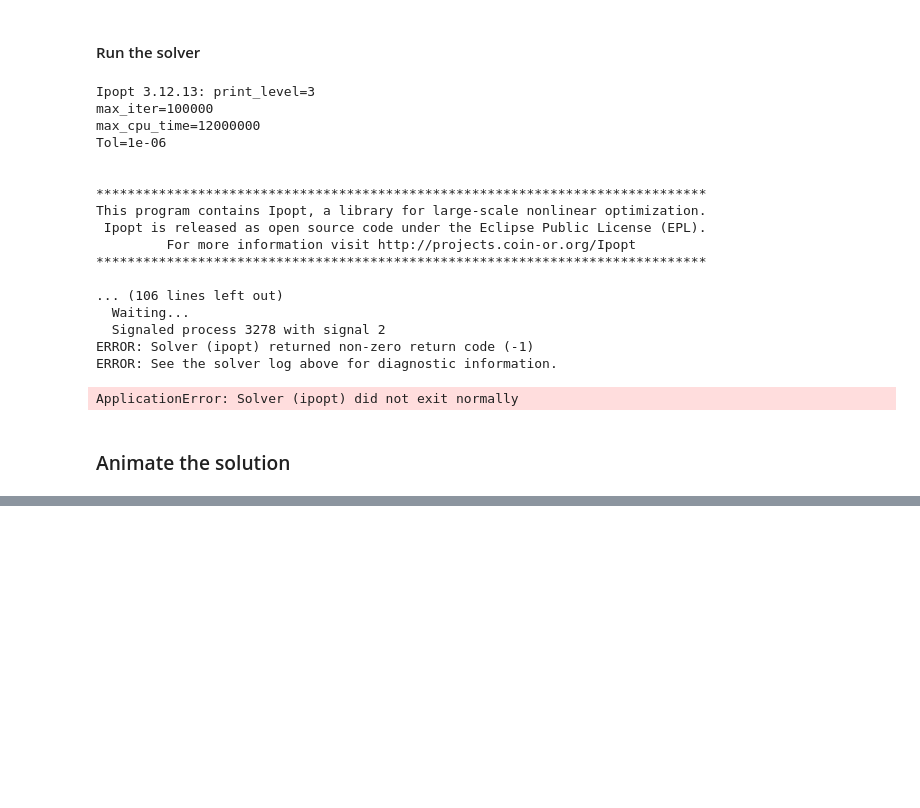
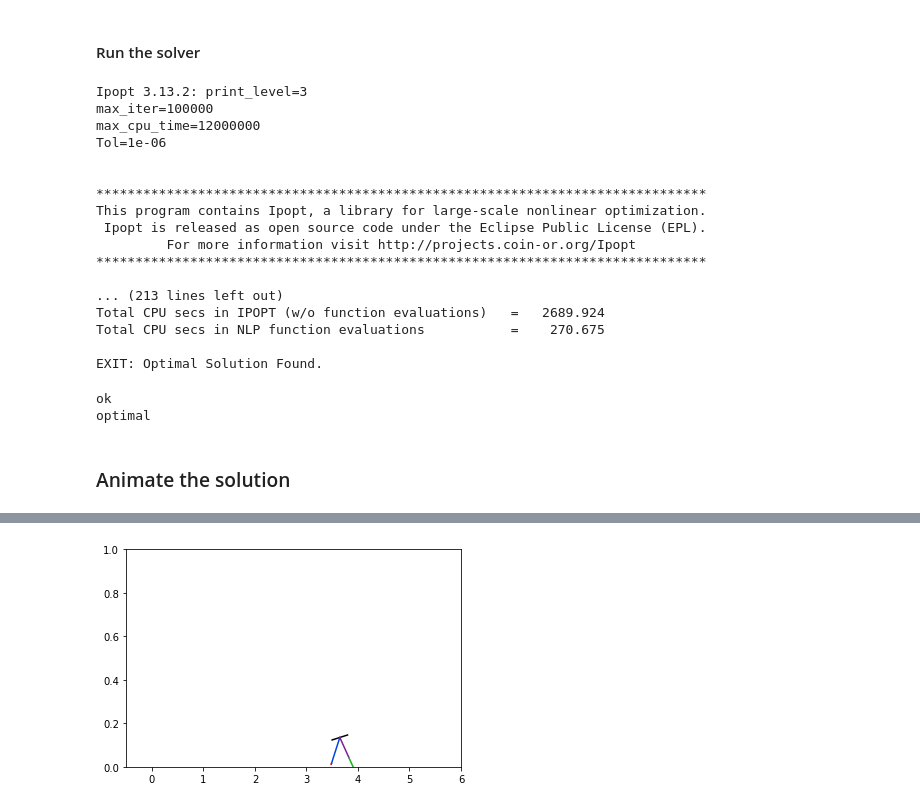
Before and after one commit to emperor-maroond/robotics_masters, a Jupyter notebook: Optimisation_Code/optimisation_code.ipynb, the cells around one changed output, grey strips where cells are left out. Cells and saved outputs as stored; diff of their text form; code cells hidden in the pictures; blank space fills up the shorter version.

```diff
--- a/Optimisation_Code/optimisation_code.ipynb
+++ b/Optimisation_Code/optimisation_code.ipynb
@@ -17,8 +17,9 @@ from IPython.display import display
 # rerun from here if you don't want to calculate the EOM's again
 if 'm' in globals():
     del m # deletes the model
+
 m = ConcreteModel() # create model using pyomo
-N = 120 # number of nodes (much like samples used between a certain time period)
+N = 250 # number of nodes (much like samples used between a certain time period)
 kN = 15 # Number of bucket nodes for the bang-bang dynamics
 hm = 1 # 0.02 # 0.5/N # I think this is the time step
 
@@ -31,10 +32,13 @@ len_b = 0.3 # Length of the base
 len_l = 0.2
 
 m.damping = 50
+
 m.l_min = 0 # Links min length
 m.l_max = len_l # Links max length
+
 m.F_max = 160 # Maximum force that can be applied
 m.t_max = 12 # Maximum torque
+
 m.w_max = 44 # Max angular velocity (omega)
 m.dl_max = 3 # Max dR velocity
 m.distance = 3 # Distance the boy will travel
@@ -984,7 +988,7 @@ done
 # %%
 # Force constant velocity
 def constantVel(m,n):
-    return (1.2*m.tt0[n] == m.q0[n,'x'])
+    return (1.3*m.tt0[n] == m.q0[n,'x'])
 m.constantVel = Constraint(m.N, rule = constantVel)
 
 
@@ -1205,14 +1209,14 @@ results = opt.solve(m, tee=True)
 
 def CostFun(m):
     return sum((m.tau_a_L[n]**2 + m.tau_a_R[n]**2) for n in range(1,N+1)) #Minimum total actuator force and torque
-m.Cost = Objective(rule = CostFun)
+#m.Cost = Objective(rule = CostFun)
 
 def CostFunction(m):
     sum_time = 0
     for n in range(1,N+1):
         sum_time = sum_time + hm*m.h[n]
     return sum_time
-#m.Cost = Objective(rule = CostFunction)
+m.Cost = Objective(rule = CostFunction)
 
 #loop solve with proper objective
 for i in range(0,4):
@@ -1225,7 +1229,7 @@ for i in range(0,4):
         # Break loop when model in infeasible
         break
 # %% [output]
-Ipopt 3.12.13: print_level=3
+Ipopt 3.13.2: print_level=3
 max_iter=100000
 max_cpu_time=12000000
 Tol=1e-06
@@ -1237,15 +1241,17 @@ This program contains Ipopt, a library for large-scale nonlinear optimization.
          For more information visit http://projects.coin-or.org/Ipopt
 ******************************************************************************
 
-... (106 lines left out)
-  Waiting...
-  Signaled process 3278 with signal 2
-ERROR: Solver (ipopt) returned non-zero return code (-1)
-ERROR: See the solver log above for diagnostic information.
+... (213 lines left out)
+Total CPU secs in IPOPT (w/o function evaluations)   =   2689.924
+Total CPU secs in NLP function evaluations           =    270.675
+
+EXIT: Optimal Solution Found.
-ApplicationError: Solver (ipopt) did not exit normally
 # %%
 print(results.solver.status)
 print(results.solver.termination_condition)
+# %% [output]
+ok
+optimal
 # %% [markdown]
 ### Animate the solution
 # %%
@@ -1304,4 +1310,5 @@ update = lambda i: plot_robot(i,m,ax1) #lambdify update function
 animate = ani.FuncAnimation(fig1,update,range(1,N+1),interval = 50,repeat=False)
 
 HTML(animate.to_jshtml())
-#HTML(animate.to_html5_video())
+HTML(animate.to_html5_video())
+# %% [output]
@@ -1308,3 +1316,4 @@ HTML(animate.to_jshtml())
+[figure, added]
 # %%
 plt.axes()
 plt.grid(True)
```
Also changed, not shown: parts of 7 cells of this notebook, 1 other file.
